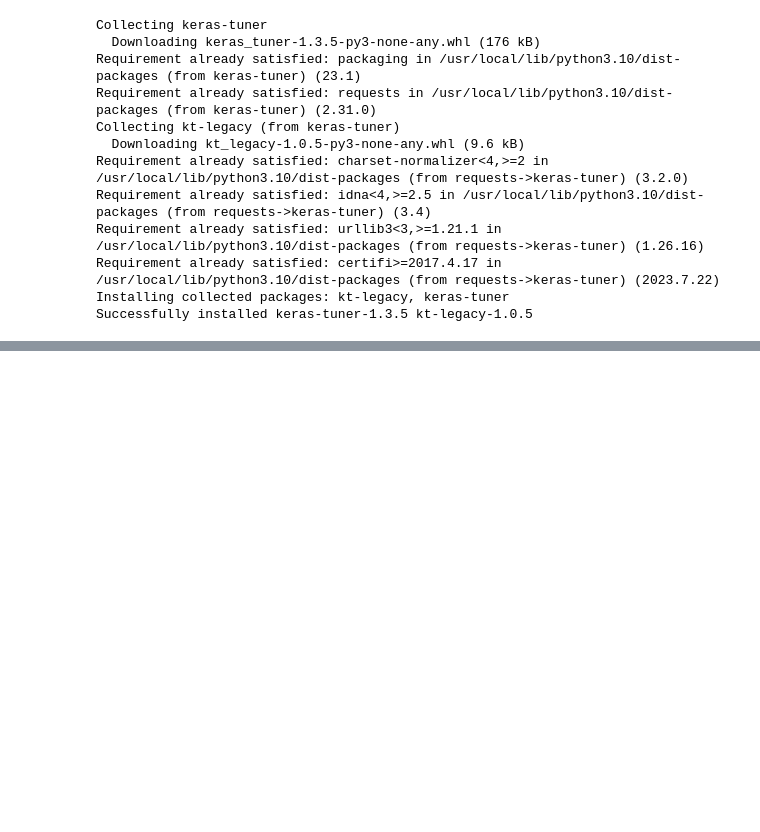
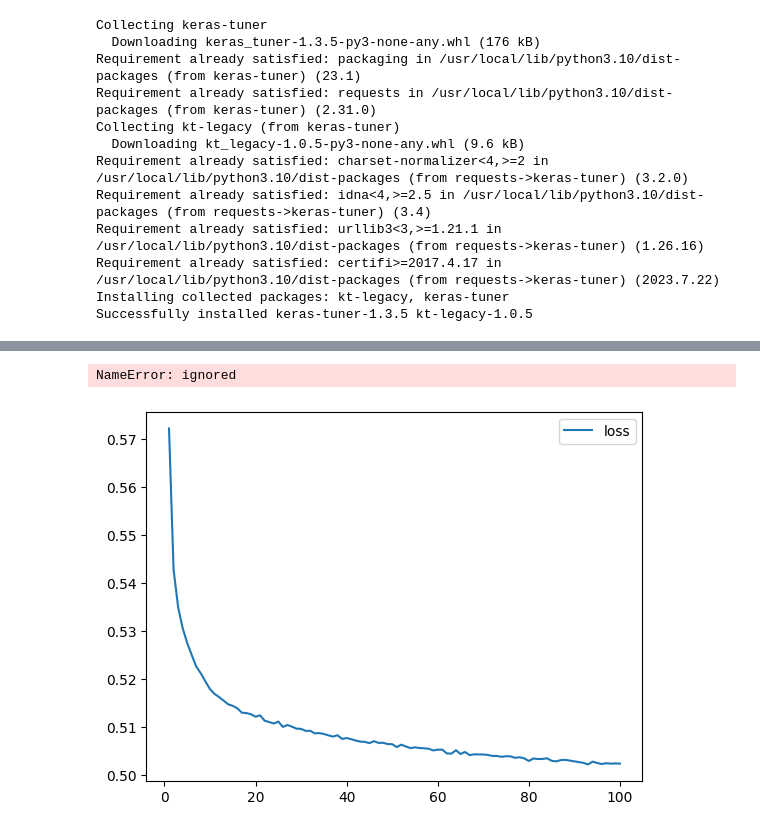
Before and after one commit to lmacciomaretto/deep-learning-challenge, a Jupyter notebook: Deep_Learning_Challenge/AlphabetSoupCharity_Optimization.ipynb, the cells around one changed output, grey strips where cells are left out. Saved outputs shown, nothing was run; the diff lists cells and outputs as text; code cells hidden in the pictures; blank space fills up the shorter version.

```diff
--- a/Deep_Learning_Challenge/AlphabetSoupCharity_Optimization.ipynb
+++ b/Deep_Learning_Challenge/AlphabetSoupCharity_Optimization.ipynb
@@ -447,17 +507,23 @@ best_hyper.values
 # Define the model - deep neural net, i.e., the number of input features and hidden nodes for each layer.
 number_input_features = len(X_train[0])
 
-nn_model = tf.keras.models.Sequential()
+nn_model4 = tf.keras.models.Sequential()
+
+# Activation layer
+nn_model4.add(tf.keras.layers.Dense(units=13, activation="tanh", input_dim=number_input_features))
 
 # First hidden layer
-nn_model.add(tf.keras.layers.Dense(units=8, activation="relu", input_dim=number_input_features))
+nn_model4.add(tf.keras.layers.Dense(units=7, activation="tanh"))
 
 # Second hidden layer
-nn_model.add(tf.keras.layers.Dense(units=5, activation="relu"))
+nn_model4.add(tf.keras.layers.Dense(units=9, activation="tanh"))
+
+# Third hidden layer
+nn_model4.add(tf.keras.layers.Dense(units=7, activation="tanh"))
 
 # Output layer
-nn_model.add(tf.keras.layers.Dense(units=1, activation="sigmoid"))
+nn_model4.add(tf.keras.layers.Dense(units=1, activation="sigmoid"))
 
 # Check the structure of the model
-nn_model.summary()
+nn_model4.summary()
 # %% [output]
@@ -478,9 +548,9 @@ Non-trainable params: 0
 _________________________________________________________________
 # %%
 # Compile the model
-nn_model.compile(loss="binary_crossentropy", optimizer="adam", metrics=["accuracy"])
+nn_model4.compile(loss="binary_crossentropy", optimizer="adam", metrics=["accuracy"])
 # %%
 # Train the model
-fit_model = nn_model.fit(X_train_scaled, y_train, epochs=100)
+fit_model4 = nn_model4.fit(X_train_scaled, y_train, epochs=100)
 # %% [output]
 Epoch 1/100
@@ -510,3 +580,16 @@ Loss: 0.5540649890899658, Accuracy: 0.7243148684501648
+# %%
+# Create a DataFrame containing training history
+history_df2 = pd.DataFrame(fit_model4.history)
+
+# Increase the index by 1 to match the number of epochs
+history_df2.index += 1
+
+# Plot the loss
+history_df2.plot(y="loss")
+plt.show()
+# %% [output]
+NameError: ignored
+[figure, added]
 # %%
 # Export our model to HDF5 file
 from keras.models import load_model
```
Also changed, not shown: parts of 20 cells of this notebook, 2 other files.
